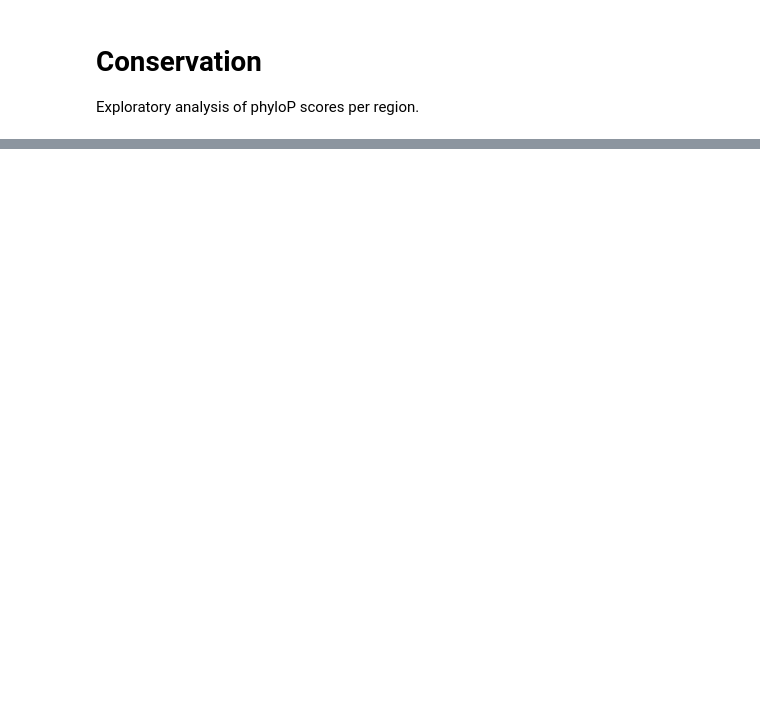
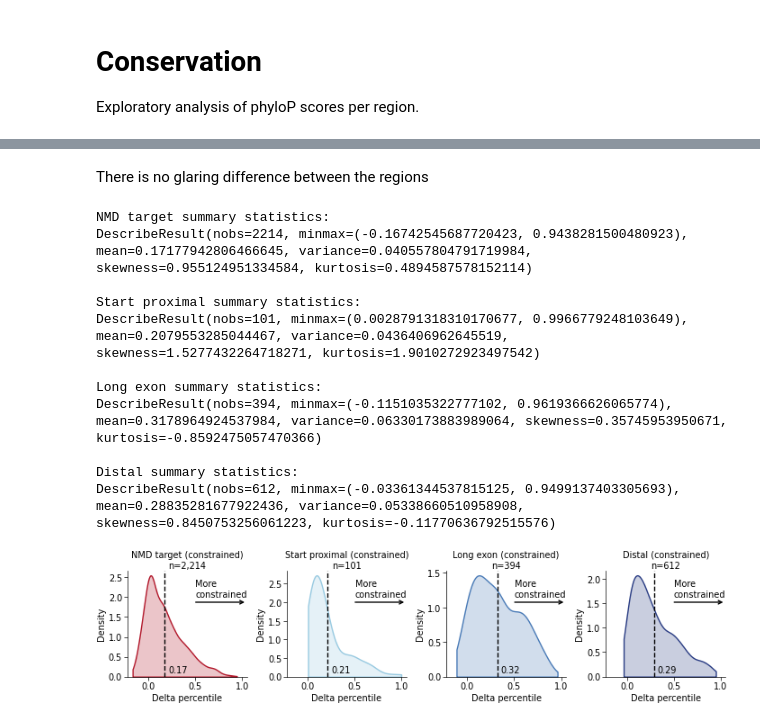
Before and after one commit to alexblakes/regional_nonsense_constraint, a Jupyter notebook: notebooks/11_conservation.ipynb, the cells around one changed output, grey strips where cells are left out. Drawn from its saved outputs; the diff is of its cells as text; code cells hidden in the pictures; blank space fills up the shorter version.

```diff
--- a/notebooks/11_conservation.ipynb
+++ b/notebooks/11_conservation.ipynb
@@ -126,0 +244,44 @@ Of the genes prioritised with this approach, NANOG looks the most interesting.
+# %% [markdown]
+There is no glaring difference between the regions
+# %%
+fig, axs = standard_figure(sharex=True)
+
+for ax, (name, group), color in zip(axs, df.groupby("region"), sns.color_palette()[1:]):
+    # Limit to constrained regions
+    group = group[group["constraint"] == "constrained"]
+
+    # Look at phyloP medians here...
+    statistic = group["oe_ci_hi_pct"] - group["phylop_median_pct"]
+
+    print(
+        f"{name} summary statistics:\n{stats.describe(statistic, nan_policy='omit')}\n"
+    )
+    sns.kdeplot(ax=ax, x=statistic, color=color, fill=True, cut=0)
+
+    ax.annotate(
+        "",
+        xy=(1, 0.7),
+        xytext=(0.55, 0.7),
+        xycoords="axes fraction",
+        arrowprops=dict(arrowstyle="->"),
+    )
+    ax.annotate("More\nconstrained", xy=(1, 0.75), xytext=(1,0.75), textcoords="axes fraction", ha="right", ma="left")
+
+    ax.set_xlabel("Delta percentile")
+    ax.set_title(f"{name} (constrained)\nn={len(group):,}")
+
+    ax.axvline(statistic.mean(), color="black", ls="--")
+    ax.annotate(f"{statistic.mean():.2}", xy=(statistic.mean(),0), xytext=(3, 3), textcoords="offset points")
+# %% [output]
+NMD target summary statistics:
+DescribeResult(nobs=2214, minmax=(-0.16742545687720423, 0.9438281500480923), mean=0.17177942806466645, variance=0.040557804791719984, skewness=0.955124951334584, kurtosis=0.4894587578152114)
+
+Start proximal summary statistics:
+DescribeResult(nobs=101, minmax=(0.0028791318310170677, 0.9966779248103649), mean=0.2079553285044467, variance=0.0436406962645519, skewness=1.5277432264718271, kurtosis=1.9010272923497542)
+
+Long exon summary statistics:
+DescribeResult(nobs=394, minmax=(-0.1151035322777102, 0.9619366626065774), mean=0.3178964924537984, variance=0.06330173883989064, skewness=0.35745953950671, kurtosis=-0.8592475057470366)
+
+Distal summary statistics:
+DescribeResult(nobs=612, minmax=(-0.03361344537815125, 0.9499137403305693), mean=0.28835281677922436, variance=0.05338660510958908, skewness=0.8450753256061223, kurtosis=-0.11770636792515576)
+[figure, added]
```
Also changed, not shown: parts of 39 cells of this notebook.
